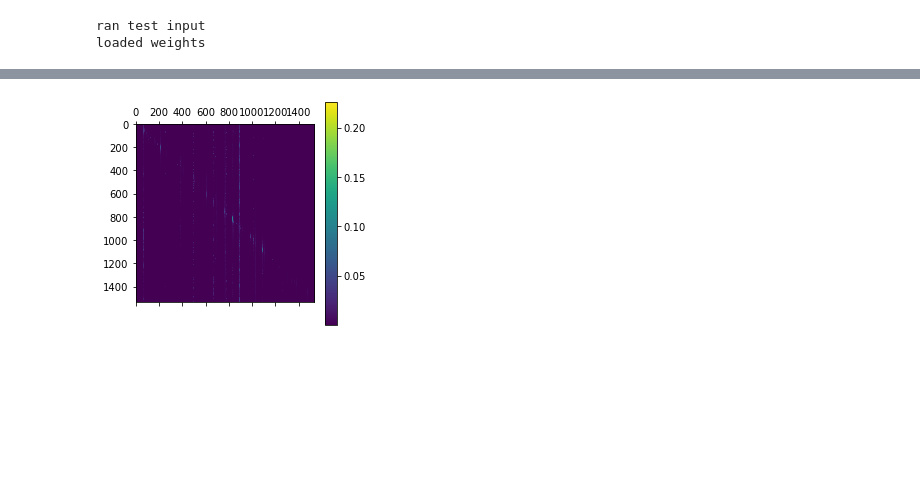
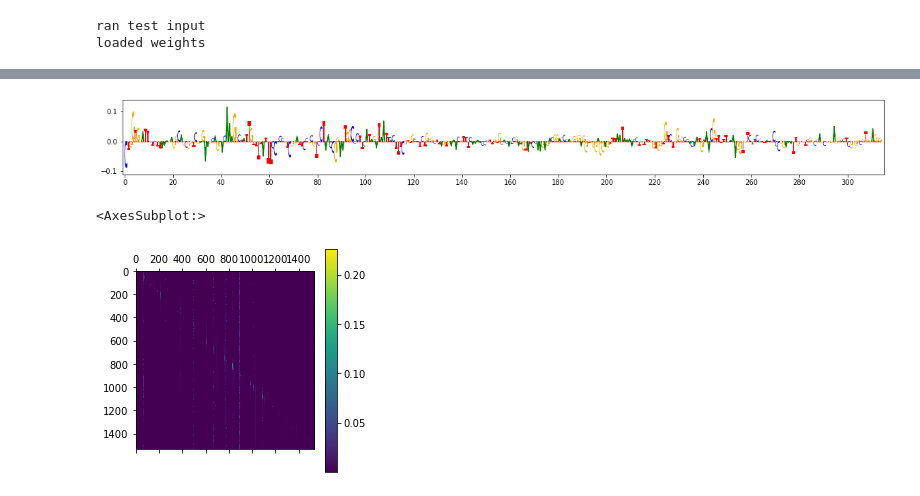
Before and after one commit to abuchin/genformer, a Jupyter notebook: visualization/plot_tracks_masked.ipynb, the cells around one changed output, grey strips where cells are left out. Cells and saved outputs as stored; diff of their text form; code cells hidden in the pictures; blank space fills up the shorter version.

```diff
--- a/visualization/plot_tracks_masked.ipynb
+++ b/visualization/plot_tracks_masked.ipynb
@@ -509,3 +359,12 @@ array([0.5931168 , 0.90887886, 5.976697  , ..., 0.        , 0.        ,
+# %%
+##### import modisco.visualization
+from modisco.visualization import viz_sequence
+
+viz_sequence.plot_weights((((tf.expand_dims(seq_grads_out[2],axis=1)) * test['sequence'][0,:,:4]))[130910:131224,:],
+                          subticks_frequency=20)
+# %% [output]
+[figure, added]
+<AxesSubplot:>
 # %%
 all_arrs=[]
 for idx in range(6):
```
Also changed, not shown: parts of 10 cells of this notebook, 6 other files.
